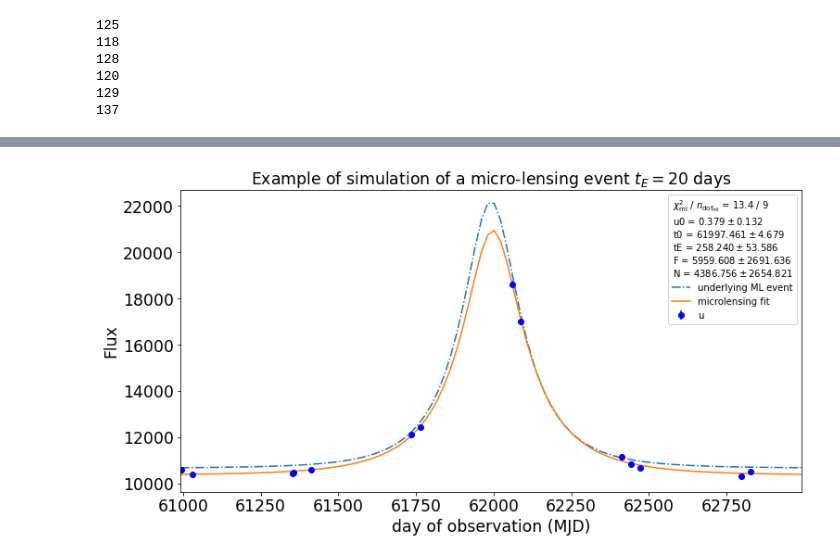
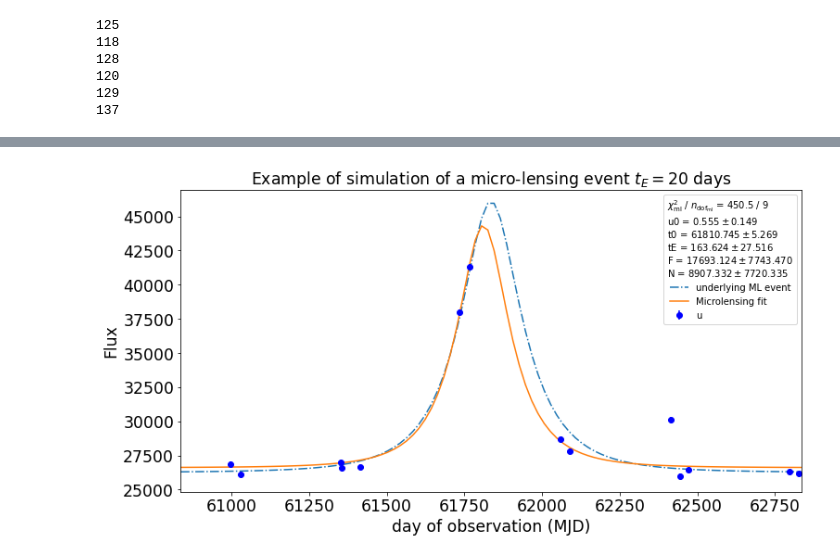
Before and after one commit to sylvielsstfr/StageM12021, a Jupyter notebook: notebooks Damien/Fit flux et amplitude .ipynb, the cells around one changed output, grey strips where cells are left out. Saved outputs shown, nothing was run; the diff lists cells and outputs as text; code cells hidden in the pictures.

```diff
--- a/notebooks Damien/Fit flux et amplitude .ipynb
+++ b/notebooks Damien/Fit flux et amplitude .ipynb
@@ -80,7 +80,7 @@ Table length=8
 | HD106252 | 183.373 | 10.042 | G0 | E | 100000000000000000000.000 | 8.000 | 100000000000000000000.000 | 7.000 | 100000000000000000000.000 | hd106252_stis_005.fits | 8.101 | ... |
 | FLAT | 0.000 | 0.000 | flat | 0 | 9.721 | 10.369 | 10.000 | 9.501 | 9.001 | flat | 9.721 | ... |
 # %%
-sel_spectrum_idx = 5
+sel_spectrum_idx = 0
 # %%
 if sel_spectrum_idx == 7 :
 
@@ -89,7 +89,7 @@ if sel_spectrum_idx == 7 :
 else :
 
     Spec_norm = S.FileSpectrum(os.path.join(pysynphot_root_path, 'calspec', t["FILES"][sel_spectrum_idx]))
-    Spec = Spec_norm.renorm(20, 'abmag', S.ObsBandpass('johnson,v'))
+    Spec = Spec_norm.renorm(21, 'abmag', S.ObsBandpass('johnson,v'))
 
 Spec.convert('photlam')
 # %%
@@ -534,43 +538,43 @@ u0 = 1
 
 for i in range (len(df)) :
 
-    F_pe[0].append(all_count[0][i] * A(u(df["observationStartMJD"][i])))
+    F_pe[0].append(all_count[0][i] * A(u(df["observationStartMJD"].values[i])))
     S_pe[0].append(F_pe[0][i] + N_pe[0][i])
     Flux_err[0].append(np.sqrt(S_pe[0][i]))
 
     if (df['filter'][i] == 'u') :
 
-        F_pe[1].append(all_count[0][i] * A(u(df["observationStartMJD"][i])))
+        F_pe[1].append(all_count[0][i] * A(u(df["observationStartMJD"].values[i])))
         S_pe[1].append(F_pe[0][i] + N_pe[0][i])
         Flux_err[1].append(np.sqrt(S_pe[0][i]))
 
     elif (df['filter'][i] == 'g') :
 
-        F_pe[2].append(all_count[0][i] * A(u(df["observationStartMJD"][i])))
+        F_pe[2].append(all_count[0][i] * A(u(df["observationStartMJD"].values[i])))
         S_pe[2].append(F_pe[0][i] + N_pe[0][i])
         Flux_err[2].append(np.sqrt(S_pe[0][i]))
 
     elif (df['filter'][i] == 'r') :
 
-        F_pe[3].append(all_count[0][i] * A(u(df["observationStartMJD"][i])))
+        F_pe[3].append(all_count[0][i] * A(u(df["observationStartMJD"].values[i])))
         S_pe[3].append(F_pe[0][i] + N_pe[0][i])
         Flux_err[3].append(np.sqrt(S_pe[0][i]))
 
     elif (df['filter'][i] == 'i') :
 
-        F_pe[4].append(all_count[0][i] * A(u(df["observationStartMJD"][i])))
+        F_pe[4].append(all_count[0][i] * A(u(df["observationStartMJD"].values[i])))
         S_pe[4].append(F_pe[0][i] + N_pe[0][i])
         Flux_err[4].append(np.sqrt(S_pe[0][i]))
 
     elif (df['filter'][i] == 'z') :
 
-        F_pe[5].append(all_count[0][i] * A(u(df["observationStartMJD"][i])))
+        F_pe[5].append(all_count[0][i] * A(u(df["observationStartMJD"].values[i])))
         S_pe[5].append(F_pe[0][i] + N_pe[0][i])
         Flux_err[5].append(np.sqrt(S_pe[0][i]))
 
     elif (df['filter'][i] == 'y') :
 
-        F_pe[6].append(all_count[0][i] * A(u(df["observationStartMJD"][i])))
+        F_pe[6].append(all_count[0][i] * A(u(df["observationStartMJD"].values[i])))
         S_pe[6].append(F_pe[0][i] + N_pe[0][i])
         Flux_err[6].append(np.sqrt(S_pe[0][i]))
 # %%
@@ -592,8 +621,8 @@ tE = 200
 
 #Time t
 
-tmin = t0-5.*tE
-tmax = t0+5.*tE
+tmin = t0 - 5. * tE
+tmax = t0 + 5. * tE
 ti = np.linspace(tmin,tmax,100)
 
 
@@ -631,6 +660,8 @@ y_data = [[] for i in range (nbr_filters)]
 N_pe_u = [[] for i in range (nbr_filters)]
 F_pe = [[] for i in range (nbr_filters)]
 S_pe[1] = []
+S_pe[2] = []
+S_pe[6] = []
 
 for i in range (len(df_event_u)) :
 
@@ -640,8 +671,20 @@ for i in range (len(df_event_u)) :
         N_pe_u[1].append(N_pe[1][i])
 
 
+for i in range (len(df_event_g)) :
+
+    if (df_event_g["observationStartMJD"].values[i] >= tmin) & (df_event_g["observationStartMJD"].values[i] <= tmax) & ((df_event_g['fieldRA'].values[i] - galaxy_ra)**2 + (df_event_g['fieldDec'].values[i] - galaxy_dec)**2 < Circle.radius.value**2) :
+
+        F_pe[2].append(all_count[2][i] * A(u(df_event_g["observationStartMJD"].values[i])))
+        N_pe_u[2].append(N_pe[2][i])
 
 
+for i in range (len(df_event_y)) :
+
+    if (df_event_y["observationStartMJD"].values[i] >= tmin) & (df_event_y["observationStartMJD"].values[i] <= tmax) & ((df_event_y['fieldRA'].values[i] - galaxy_ra)**2 + (df_event_y['fieldDec'].values[i] - galaxy_dec)**2 < Circle.radius.value**2) :
+
+        F_pe[6].append(all_count[6][i] * A(u(df_event_y["observationStartMJD"].values[i])))
+        N_pe_u[6].append(N_pe[6][i])
 
 #for i in range (len(df['observationStartMJD'])) :
 
@@ -692,15 +735,24 @@ for i in range (len(df_event_u)) :
           #  error[6].append(np.sqrt(S_pe[0][i]))
            # y_data[6].append(S_pe[0][i])
     #
-
 for i in range (len(F_pe[1])) :
 
     S_pe[1].append(F_pe[1][i] + N_pe_u[1][i])
-    error[1].append(np.sqrt(F_pe[1][i]))
+    error[1].append(np.sqrt(S_pe[1][i]))
+
+for i in range (len(F_pe[2])) :
+
+    S_pe[2].append(F_pe[2][i] + N_pe_u[2][i])
+    error[2].append(np.sqrt(S_pe[2][i]))
+
+for i in range (len(F_pe[6])) :
+
+    S_pe[6].append(F_pe[6][i] + N_pe_u[6][i])
+    error[6].append(np.sqrt(S_pe[6][i]))
 
 #Underlying ML event
 
-plt.plot(ti,A(u(ti))*F_0[1] + sum(N_pe[1])/len(N_pe[1]),"-.",label="underlying ML event")
+plt.plot(ti, A(u(ti)) * F_0[1] + sum(N_pe_u[1])/len(N_pe_u[1]),"-.",label="underlying ML event")
 
 
 # Microlensing fit with iMinuit
@@ -714,33 +766,38 @@ x_z = df_event_times_z
 x_y = df_event_times_y
 
 y_u = []
+y_g = []
+y_r = []
+y_i = []
+y_z = []
+y_y = []
 
-for i in range (len(S_pe[1])) :
+#y = y_data[0] + error[0] * np.random.randn(len(x))
 
-    #y = y_data[0] + error[0] * np.random.randn(len(x))
-    y_u.append(S_pe[1][i] + error[1][i])
-    #y_g = y_data[2] + error[2] * np.random.randn(len(x_g))
-    #y_r = y_data[3] + error[3] * np.random.randn(len(x_r))
-    #y_i = y_data[4] + error[4] * np.random.randn(len(x_i))
-    #y_z = y_data[5] + error[5] * np.random.randn(len(x_z))
-    #y_y = y_data[6] + error[6] * np.random.randn(len(x_y))
+y_u = S_pe[1] + error[1] * np.random.randn(len(x_u))
+y_g = S_pe[2] + error[2] * np.random.randn(len(x_g))
+#y_r = y_data[3] + error[3] * np.random.randn(len(x_r))
+#y_i = y_data[4] + error[4] * np.random.randn(len(x_i))
+#y_z = y_data[5] + error[5] * np.random.randn(len(x_z))
+y_y = S_pe[6] + error[6] * np.random.randn(len(x_y))
 
 
 plt.errorbar(x_u, y_u, error[1], fmt = "o", label = "u", color = "b")  #Show data points with their respective photometric error
-#plt.errorbar(x_g, y_g, error[2], fmt="o", label="g", color = "g")  #Color depends on the filter
-#plt.errorbar(x_r, y_r, error[3], fmt="o", label="r", color = "r")
-#plt.errorbar(x_i, y_i, error[4], fmt="o", label="i", color = "blueviolet")
-#plt.errorbar(x_z, y_z, error[5], fmt="o", label="z", color ="grey")
-#plt.errorbar(x_y, y_y, error[6], fmt="o", label="y", color ="k")
+#plt.errorbar(x_g, y_g, error[2], fmt = "o", label = "g", color = "g")  #Color depends on the filter
+#plt.errorbar(x_r, y_r, error[3], fmt="o", label = "r", color = "r")
+#plt.errorbar(x_i, y_i, error[4], fmt = "o", label = "i", color = "blueviolet")
+#plt.errorbar(x_z, y_z, error[5], fmt = "o", label = "z", color = "grey")
+#plt.errorbar(x_y, y_y, error[6], fmt = "o", label = "y", color = "k")
+
 
 least_squares = LeastSquares(x_u, y_u, error[1], Model)        # Fit using the least squares method
-m = Minuit(least_squares, u0 = u0, t0 = t0, tE = tE, F = F_0[1], N = sum(N_pe[1])/len(N_pe[1]))  #starting values for our parameters
+m = Minuit(least_squares, u0 = u0, t0 = t0, tE = tE, F = F_0[1], N = sum(N_pe_u[1])/len(N_pe_u[1]))  #starting values for our parameters
 
 
 m.migrad() # finds minimum of least_squares function
 m.hesse()  # accurately computes uncertainties
 
-plt.plot(ti, Model(ti, *m.values), label = "microlensing fit")
+plt.plot(ti, Model(ti, *m.values), label = "Microlensing fit")
 
 
 #Plot legend etc
@@ -765 +822 @@ A(t0) = 2.2260196623996613
-[figure, old version]
+[figure, new version]
```
Also changed, not shown: parts of 16 cells of this notebook, 1 other file.
